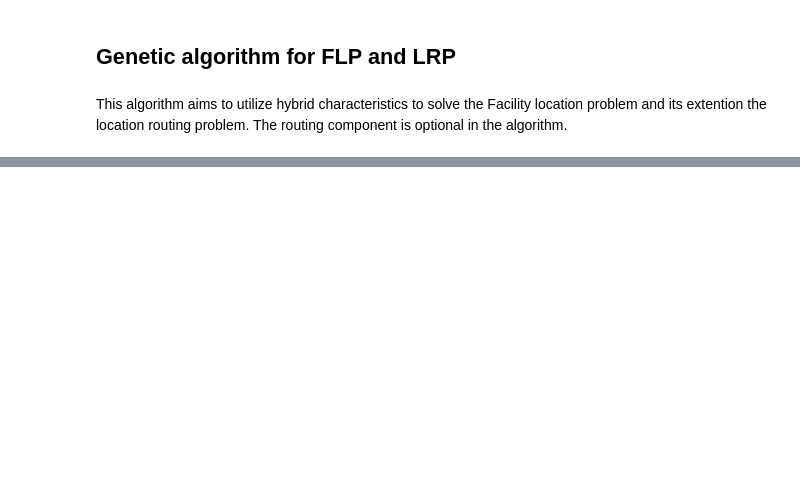
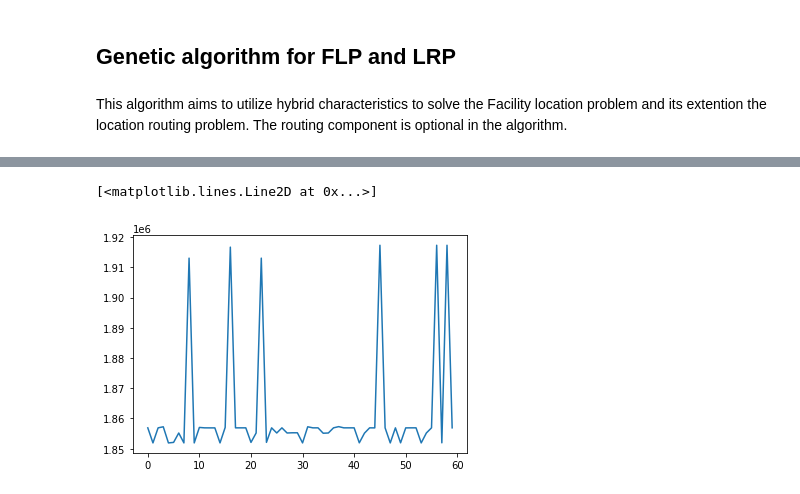
Before and after one commit to jmoschos/Genetic_algorithm, a Jupyter notebook: GA.ipynb, the cells around one changed output, grey strips where cells are left out. Cells and saved outputs as stored; diff of their text form; code cells hidden in the pictures; blank space fills up the shorter version.

```diff
--- a/GA.ipynb
+++ b/GA.ipynb
@@ -117,7 +119,7 @@ def Weiszfeld(Xcord,Ycord,Xcenter,Ycenter,NoCustomers,Dem):
 # %%
 def Cooper_Algorithm(Xcord,Ycord,ChromoX,ChromoY,NoCustomers,NoFacil,Dem):
 
-    epsilon = 10**-5
+    epsilon = 10**-2
     improvement = 1
     d = np.zeros((NoCustomers,NoFacil))
     proximity = np.zeros((NoCustomers))
@@ -214,2 +314,2 @@ mutX,mutY =SimpleMutation(Xcord,Ycord,Demand,ChromoX,ChromoY,NoCustomers,NoFacil
 # %%
-min(Evaluation(Xcord,Ycord,Demand,ChromoX,ChromoY,NoCustomers,NoFacil,NoChromo))
+Cost,_,_=Cooper_Evaluation(Xcord, Ycord,Dem,ChromoX,ChromoY,NoCustomers,NoFacil,NoChromo)
@@ -225,0 +342,5 @@ min(Evaluation(Xcord,Ycord,Demand,mutX,mutY,NoCustomers,NoFacil,NoMut))
+# %%
+plt.plot(Cost)
+# %% [output]
+[<matplotlib.lines.Line2D at 0x...>]
+[figure, added]
```
Also changed, not shown: parts of 13 cells of this notebook.
